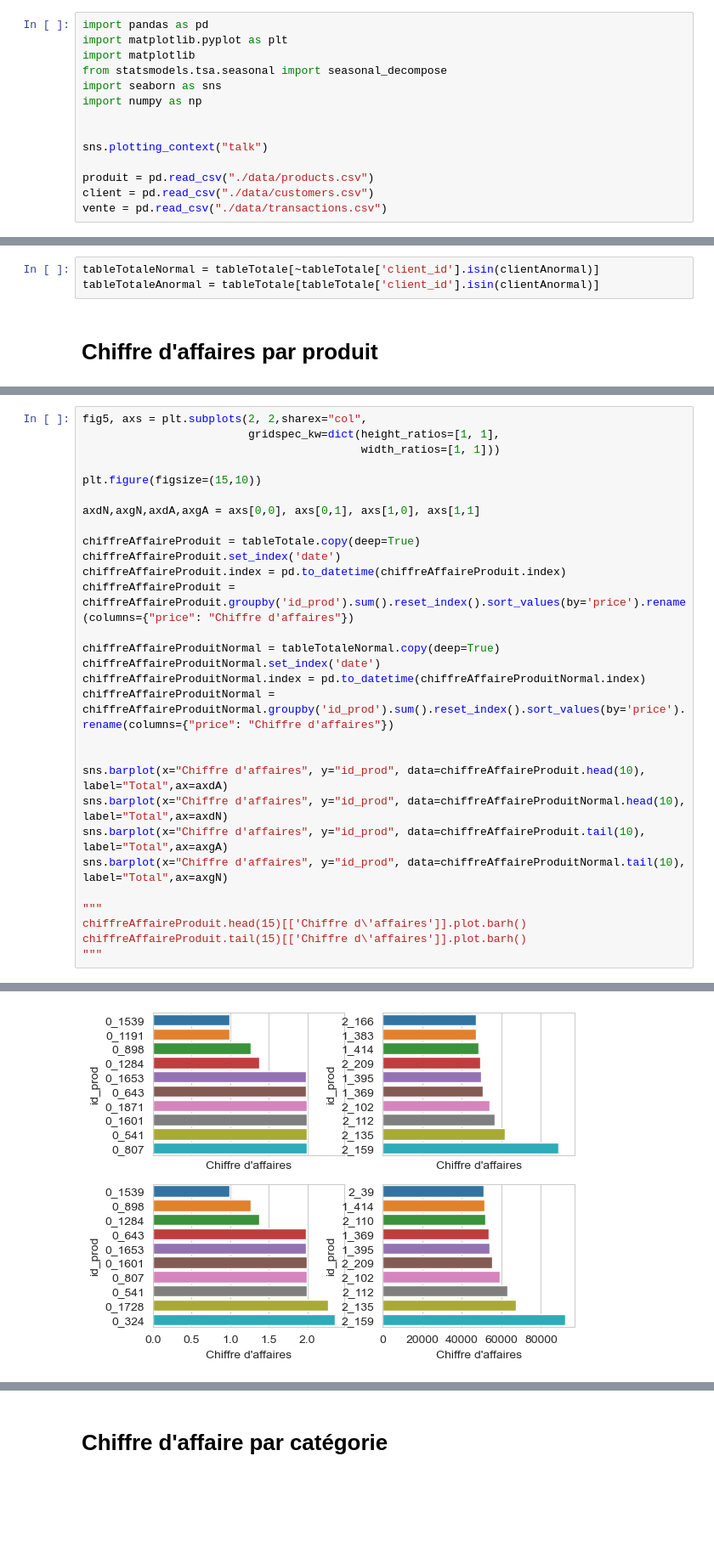
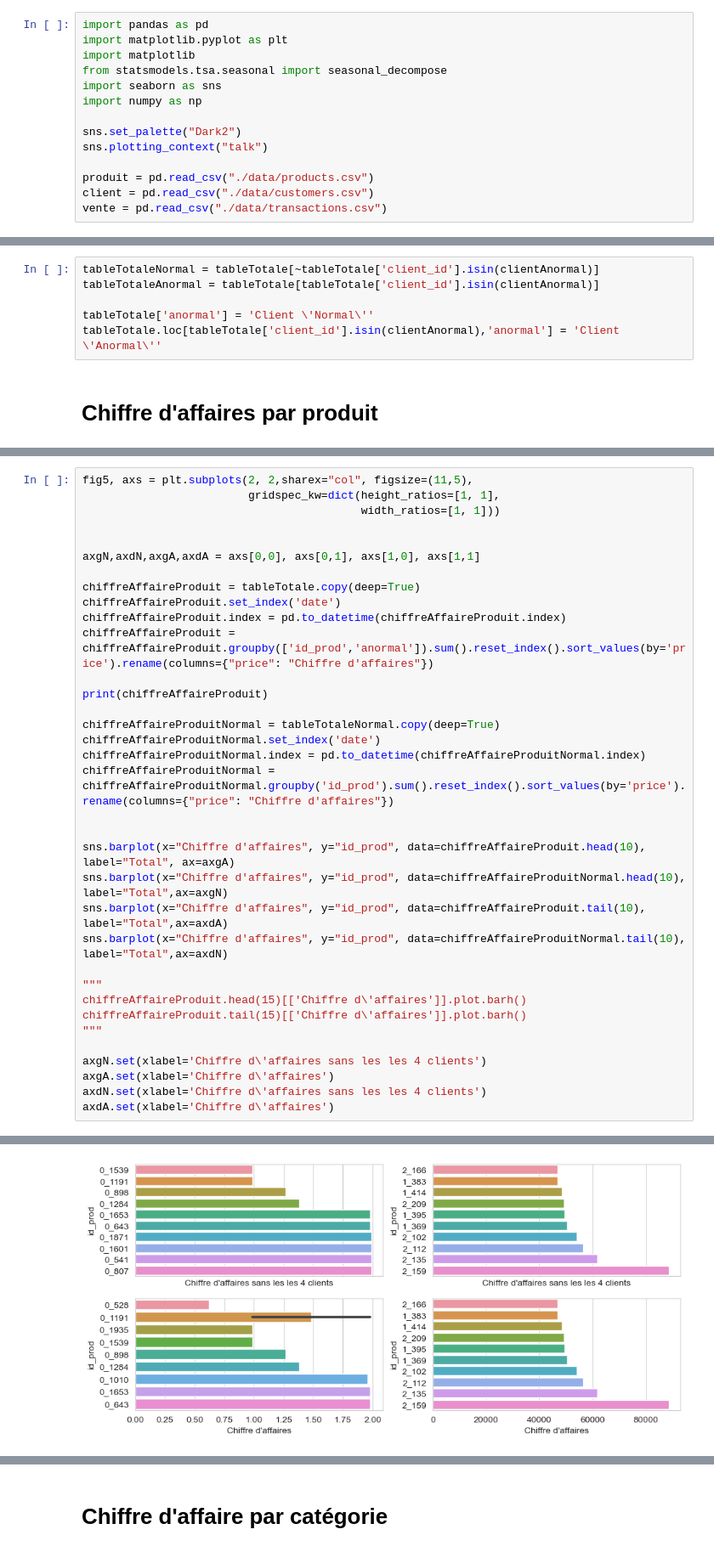
Before and after one commit to Sumoka14/Projet-n-6, a Jupyter notebook: Projet n°6.ipynb, the cells around one changed output, grey strips where cells are left out. Shown: that part at 85% size. Cells and saved outputs as stored; diff of their text form; blank space fills up the shorter version.

Commit message:
Recréation de certains les graphiques

```diff
--- a/Projet n°6.ipynb
+++ b/Projet n°6.ipynb
@@ -6,7 +6,7 @@ from statsmodels.tsa.seasonal import seasonal_decompose
 import seaborn as sns
 import numpy as np
 
-
+sns.set_palette("Dark2")
 sns.plotting_context("talk")
 
 produit = pd.read_csv("./data/products.csv")
@@ -443,5 +443,8 @@ Afin d'obtenir une étude plus cohérente, on décide de séparer ces clients de
 # %%
 tableTotaleNormal = tableTotale[~tableTotale['client_id'].isin(clientAnormal)]
 tableTotaleAnormal = tableTotale[tableTotale['client_id'].isin(clientAnormal)]
+
+tableTotale['anormal'] = 'Client \'Normal\''
+tableTotale.loc[tableTotale['client_id'].isin(clientAnormal),'anormal'] = 'Client \'Anormal\''
 # %% [markdown]
 # Chiffre d'affaires par produit
@@ -448,16 +488,17 @@ tableTotaleAnormal = tableTotale[tableTotale['client_id'].isin(clientAnormal)]
 # %%
-fig5, axs = plt.subplots(2, 2,sharex="col",
+fig5, axs = plt.subplots(2, 2,sharex="col", figsize=(11,5),
                          gridspec_kw=dict(height_ratios=[1, 1],
                                           width_ratios=[1, 1]))
 
-plt.figure(figsize=(15,10))
 
-axdN,axgN,axdA,axgA = axs[0,0], axs[0,1], axs[1,0], axs[1,1]
+axgN,axdN,axgA,axdA = axs[0,0], axs[0,1], axs[1,0], axs[1,1]
 
 chiffreAffaireProduit = tableTotale.copy(deep=True)
 chiffreAffaireProduit.set_index('date')
 chiffreAffaireProduit.index = pd.to_datetime(chiffreAffaireProduit.index)
-chiffreAffaireProduit = chiffreAffaireProduit.groupby('id_prod').sum().reset_index().sort_values(by='price').rename(columns={"price": "Chiffre d'affaires"})
+chiffreAffaireProduit = chiffreAffaireProduit.groupby(['id_prod','anormal']).sum().reset_index().sort_values(by='price').rename(columns={"price": "Chiffre d'affaires"})
+
+print(chiffreAffaireProduit)
 
 chiffreAffaireProduitNormal = tableTotaleNormal.copy(deep=True)
 chiffreAffaireProduitNormal.set_index('date')
@@ -465,13 +506,18 @@ chiffreAffaireProduitNormal.index = pd.to_datetime(chiffreAffaireProduitNormal.i
 chiffreAffaireProduitNormal = chiffreAffaireProduitNormal.groupby('id_prod').sum().reset_index().sort_values(by='price').rename(columns={"price": "Chiffre d'affaires"})
 
 
-sns.barplot(x="Chiffre d'affaires", y="id_prod", data=chiffreAffaireProduit.head(10), label="Total",ax=axdA)
-sns.barplot(x="Chiffre d'affaires", y="id_prod", data=chiffreAffaireProduitNormal.head(10), label="Total",ax=axdN)
-sns.barplot(x="Chiffre d'affaires", y="id_prod", data=chiffreAffaireProduit.tail(10), label="Total",ax=axgA)
-sns.barplot(x="Chiffre d'affaires", y="id_prod", data=chiffreAffaireProduitNormal.tail(10), label="Total",ax=axgN)
+sns.barplot(x="Chiffre d'affaires", y="id_prod", data=chiffreAffaireProduit.head(10), label="Total", ax=axgA)
+sns.barplot(x="Chiffre d'affaires", y="id_prod", data=chiffreAffaireProduitNormal.head(10), label="Total",ax=axgN)
+sns.barplot(x="Chiffre d'affaires", y="id_prod", data=chiffreAffaireProduit.tail(10), label="Total",ax=axdA)
+sns.barplot(x="Chiffre d'affaires", y="id_prod", data=chiffreAffaireProduitNormal.tail(10), label="Total",ax=axdN)
 
 """
 chiffreAffaireProduit.head(15)[['Chiffre d\'affaires']].plot.barh()
 chiffreAffaireProduit.tail(15)[['Chiffre d\'affaires']].plot.barh()
 """
+
+axgN.set(xlabel='Chiffre d\'affaires sans les les 4 clients')
+axgA.set(xlabel='Chiffre d\'affaires')
+axdN.set(xlabel='Chiffre d\'affaires sans les les 4 clients')
+axdA.set(xlabel='Chiffre d\'affaires')
 # %% [output]
@@ -479 +542 @@ chiffreAffaireProduit.tail(15)[['Chiffre d\'affaires']].plot.barh()
-[figure, old version]
+[figure, new version]
```
Also changed, not shown: parts of 23 cells of this notebook.
